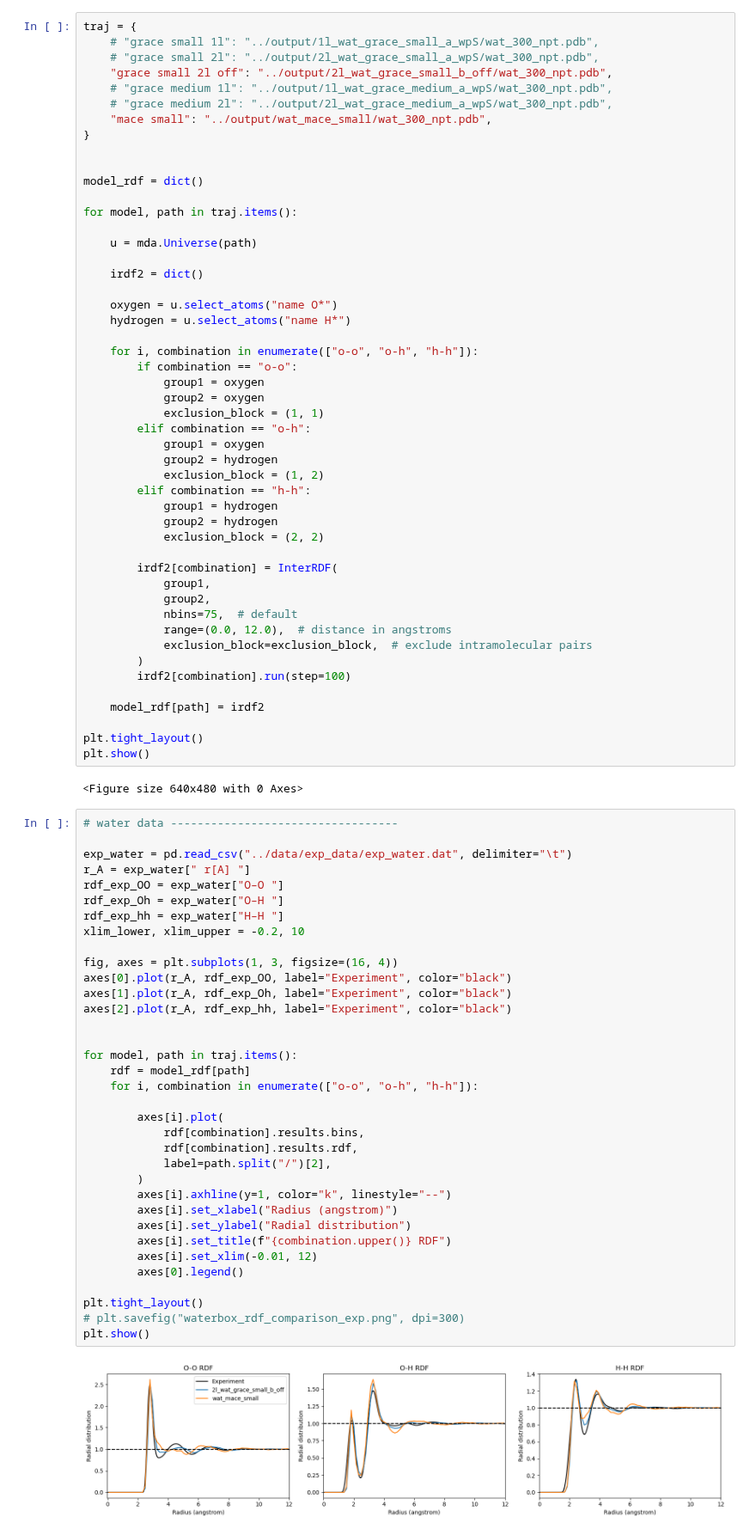
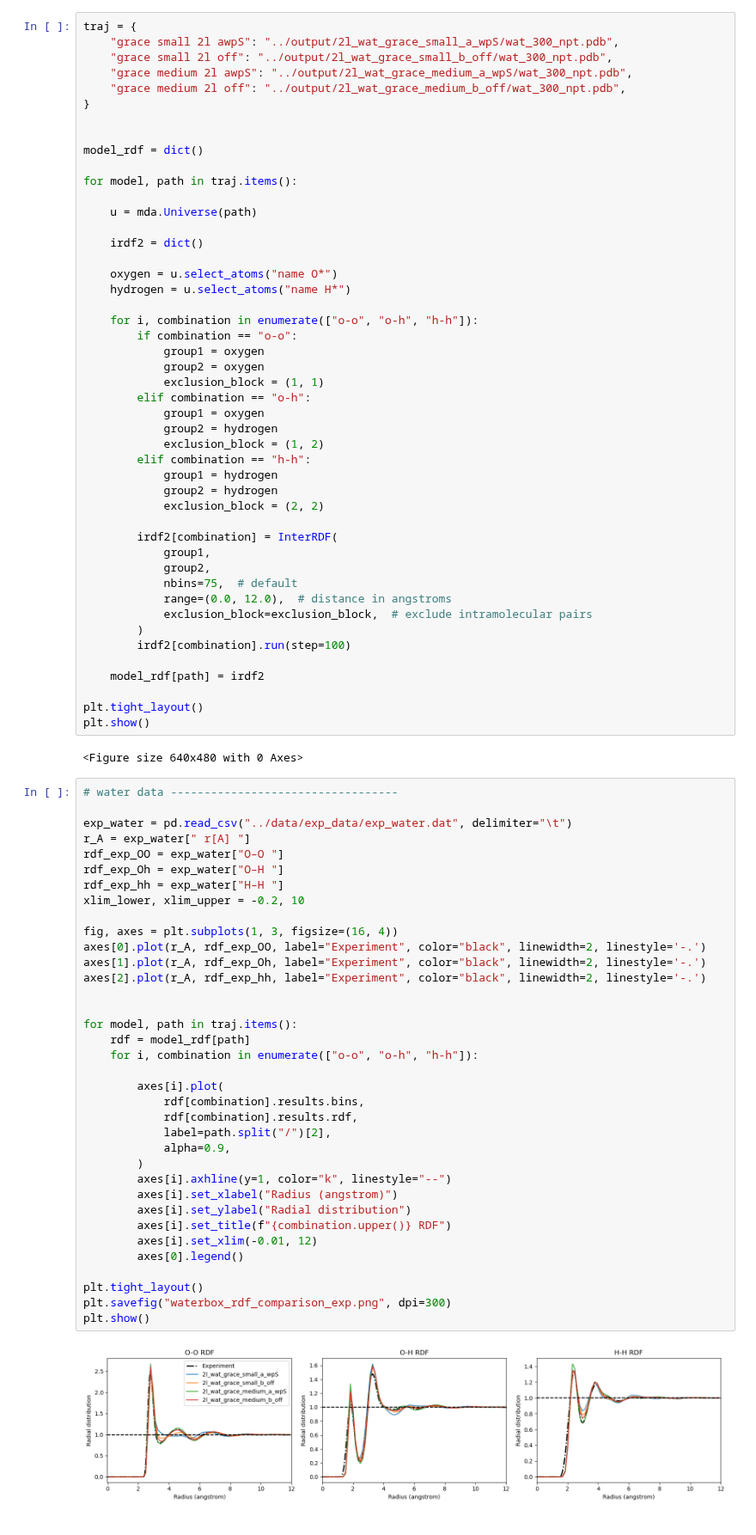
Before and after one commit to heid-lab/grace-off, a Jupyter notebook: analysis/rdf.ipynb, the cells around one changed output. Shown at 86% size. Drawn from its saved outputs; the diff is of its cells as text.

```diff
--- a/analysis/rdf.ipynb
+++ b/analysis/rdf.ipynb
@@ -16,11 +13,9 @@ import pandas as pd
 # %%
 traj = {
-    # "grace small 1l": "../output/1l_wat_grace_small_a_wpS/wat_300_npt.pdb",
-    # "grace small 2l": "../output/2l_wat_grace_small_a_wpS/wat_300_npt.pdb",
+    "grace small 2l awpS": "../output/2l_wat_grace_small_a_wpS/wat_300_npt.pdb",
     "grace small 2l off": "../output/2l_wat_grace_small_b_off/wat_300_npt.pdb",
-    # "grace medium 1l": "../output/1l_wat_grace_medium_a_wpS/wat_300_npt.pdb",
-    # "grace medium 2l": "../output/2l_wat_grace_medium_a_wpS/wat_300_npt.pdb",
-    "mace small": "../output/wat_mace_small/wat_300_npt.pdb",
+    "grace medium 2l awpS": "../output/2l_wat_grace_medium_a_wpS/wat_300_npt.pdb",
+    "grace medium 2l off": "../output/2l_wat_grace_medium_b_off/wat_300_npt.pdb",
 }
 
 
@@ -69,35 +64,36 @@ plt.show()
 
 exp_water = pd.read_csv("../data/exp_data/exp_water.dat", delimiter="\t")
 r_A = exp_water[" r[A] "]
 rdf_exp_OO = exp_water["O–O "]
 rdf_exp_Oh = exp_water["O–H "]
 rdf_exp_hh = exp_water["H–H "]
 xlim_lower, xlim_upper = -0.2, 10
 
 fig, axes = plt.subplots(1, 3, figsize=(16, 4))
-axes[0].plot(r_A, rdf_exp_OO, label="Experiment", color="black")
-axes[1].plot(r_A, rdf_exp_Oh, label="Experiment", color="black")
-axes[2].plot(r_A, rdf_exp_hh, label="Experiment", color="black")
+axes[0].plot(r_A, rdf_exp_OO, label="Experiment", color="black", linewidth=2, linestyle='-.')
+axes[1].plot(r_A, rdf_exp_Oh, label="Experiment", color="black", linewidth=2, linestyle='-.')
+axes[2].plot(r_A, rdf_exp_hh, label="Experiment", color="black", linewidth=2, linestyle='-.')
 
 
 for model, path in traj.items():
     rdf = model_rdf[path]
     for i, combination in enumerate(["o-o", "o-h", "h-h"]):
 
         axes[i].plot(
             rdf[combination].results.bins,
             rdf[combination].results.rdf,
             label=path.split("/")[2],
+            alpha=0.9,
         )
         axes[i].axhline(y=1, color="k", linestyle="--")
         axes[i].set_xlabel("Radius (angstrom)")
         axes[i].set_ylabel("Radial distribution")
         axes[i].set_title(f"{combination.upper()} RDF")
         axes[i].set_xlim(-0.01, 12)
         axes[0].legend()
 
 plt.tight_layout()
-# plt.savefig("waterbox_rdf_comparison_exp.png", dpi=300)
+plt.savefig("waterbox_rdf_comparison_exp.png", dpi=300)
 plt.show()
 # %% [output]
-[figure, old version]
+[figure, new version]
```
Also changed, not shown: parts of 1 cell of this notebook, 16 other files.
